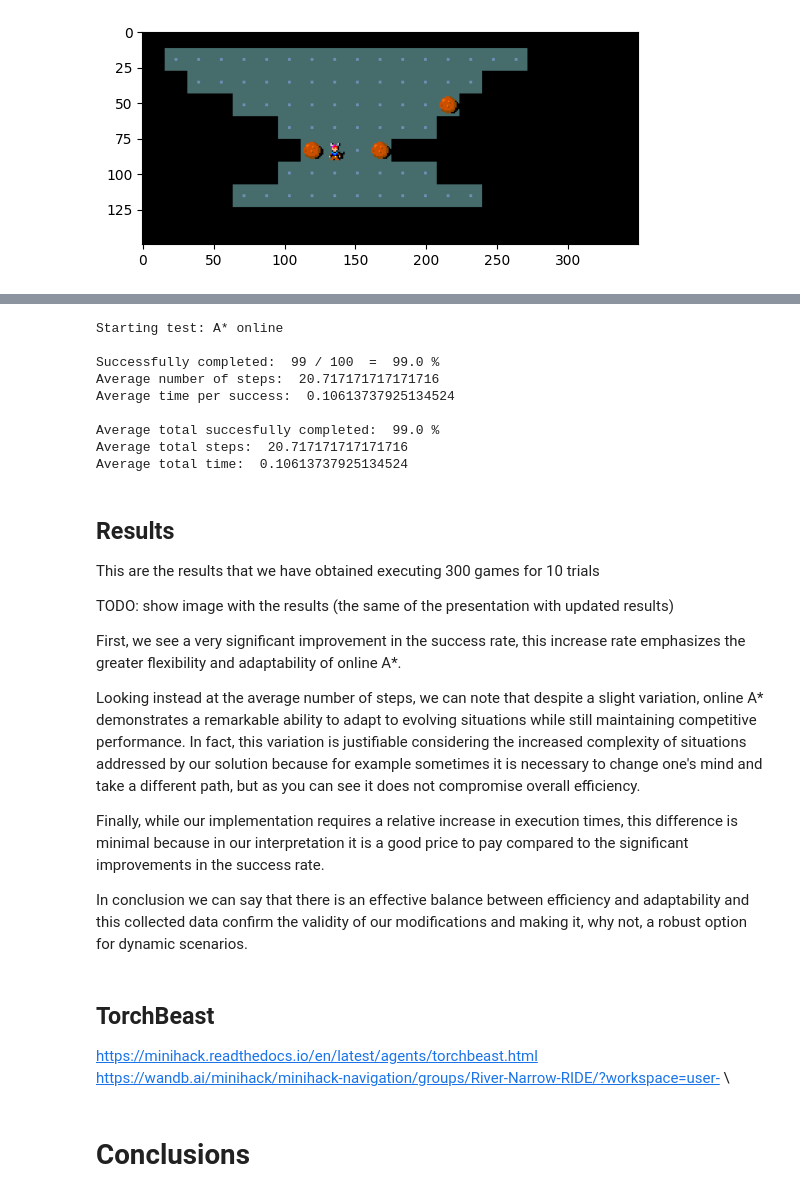
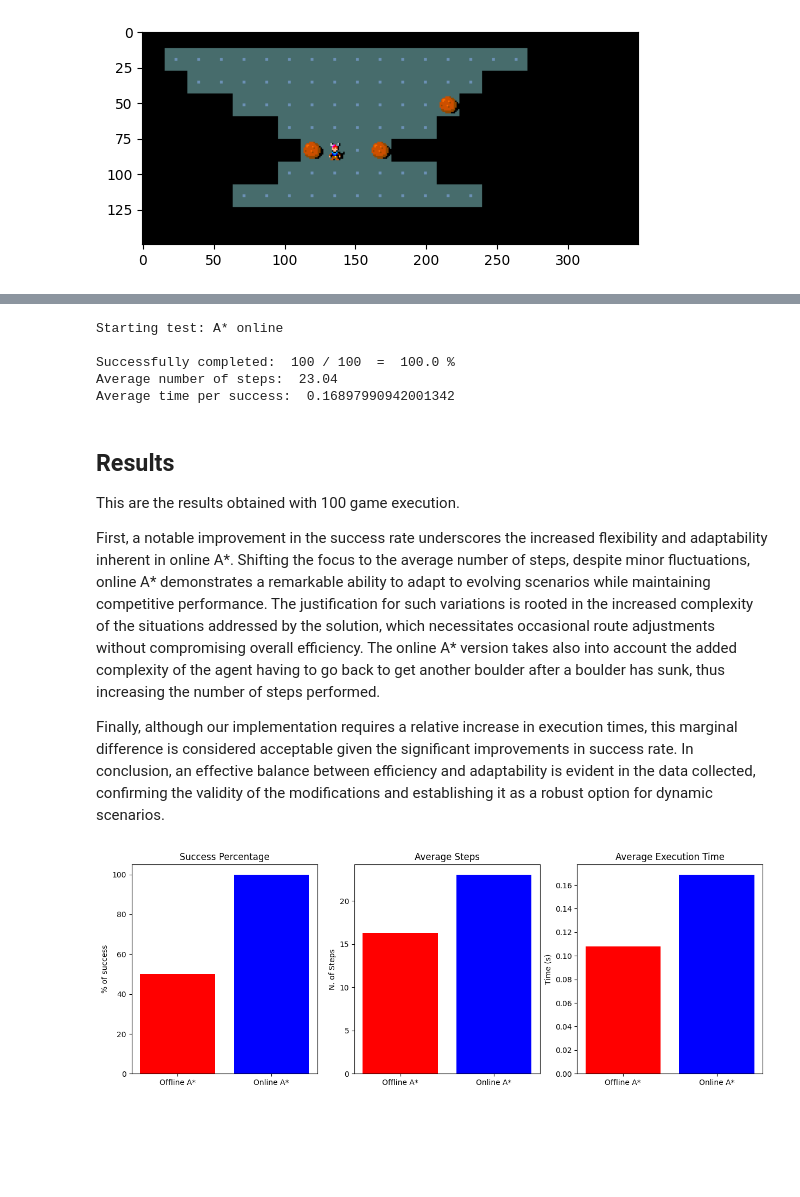
Before and after one commit to JacopoRaffi/AIF_Project, a Jupyter notebook: report.ipynb, the cells around one changed output, grey strips where cells are left out. Drawn from its saved outputs; the diff is of its cells as text; code cells hidden in the pictures; blank space fills up the shorter version.

```diff
--- a/report.ipynb
+++ b/report.ipynb
@@ -291,33 +284,19 @@ Average total time:  0.07232209188597542
 # %%
-avg_success, avg_step, avg_time = test_online_a_star(100, 1)
+on_avg_success, on_avg_step, on_avg_time = test_online_a_star(100, 1)
 # %% [output]
 Starting test: A* online
 
-Successfully completed:  99 / 100  =  99.0 %
-Average number of steps:  20.717171717171716
-Average time per success:  0.10613737925134524
-
-Average total succesfully completed:  99.0 %
-Average total steps:  20.717171717171716
-Average total time:  0.10613737925134524
+Successfully completed:  100 / 100  =  100.0 %
+Average number of steps:  23.04
+Average time per success:  0.16897990942001342
 # %% [markdown]
 ## Results
-This are the results that we have obtained executing 300 games for 10 trials
+This are the results obtained with 100 game execution.
 
-TODO: show image with the results (the same of the presentation with updated results)
+First, a notable improvement in the success rate underscores the increased flexibility and adaptability inherent in online A*. Shifting the focus to the average number of steps, despite minor fluctuations, online A* demonstrates a remarkable ability to adapt to evolving scenarios while maintaining competitive performance. The justification for such variations is rooted in the increased complexity of the situations addressed by the solution, which necessitates occasional route adjustments without compromising overall efficiency. The online A* version takes also into account the added complexity of the agent having to go back to get another boulder after a boulder has sunk, thus increasing the number of steps performed.
 
-First, we see a very significant improvement in the success rate, this increase rate emphasizes the greater flexibility and adaptability
-of online A*.
-
-Looking instead at the average number of steps, we can note that despite a slight variation, online A* demonstrates a remarkable ability to adapt to evolving situations while still maintaining competitive performance.
-In fact, this variation is justifiable considering the increased complexity of situations addressed by our solution because for example sometimes it is necessary to change one's mind and take a different path, but as you can see it does not compromise overall efficiency.
-
-Finally, while our implementation  requires a relative increase in execution times, this difference is minimal because in our interpretation it is a good price to pay compared to the significant improvements in the success rate.
-
-In conclusion we can say that there is an effective balance between efficiency and adaptability and this collected data confirm the validity of our modifications and making it, why not, a robust option for dynamic scenarios.
+Finally, although our implementation requires a relative increase in execution times, this marginal difference is considered acceptable given the significant improvements in success rate. In conclusion, an effective balance between efficiency and adaptability is evident in the data collected, confirming the validity of the modifications and establishing it as a robust option for dynamic scenarios.
-# %% [markdown]
-## TorchBeast
-https://minihack.readthedocs.io/en/latest/agents/torchbeast.html \
-https://wandb.ai/minihack/minihack-navigation/groups/River-Narrow-RIDE/?workspace=user- \
-# %% [markdown]
-# Conclusions
+# %%
+plot_results(avg_success, avg_step, avg_time, on_avg_success, on_avg_step, on_avg_time)
+# %% [output]
+[figure, added]
```
Also changed, not shown: parts of 25 cells of this notebook, 1 other file.
